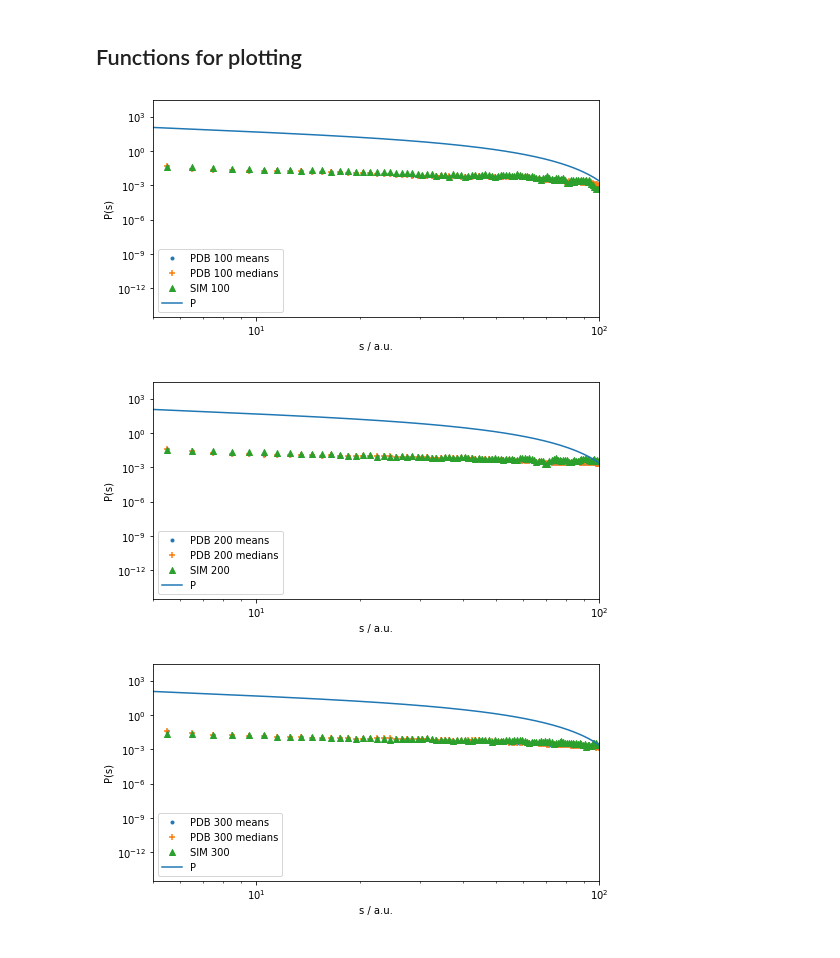
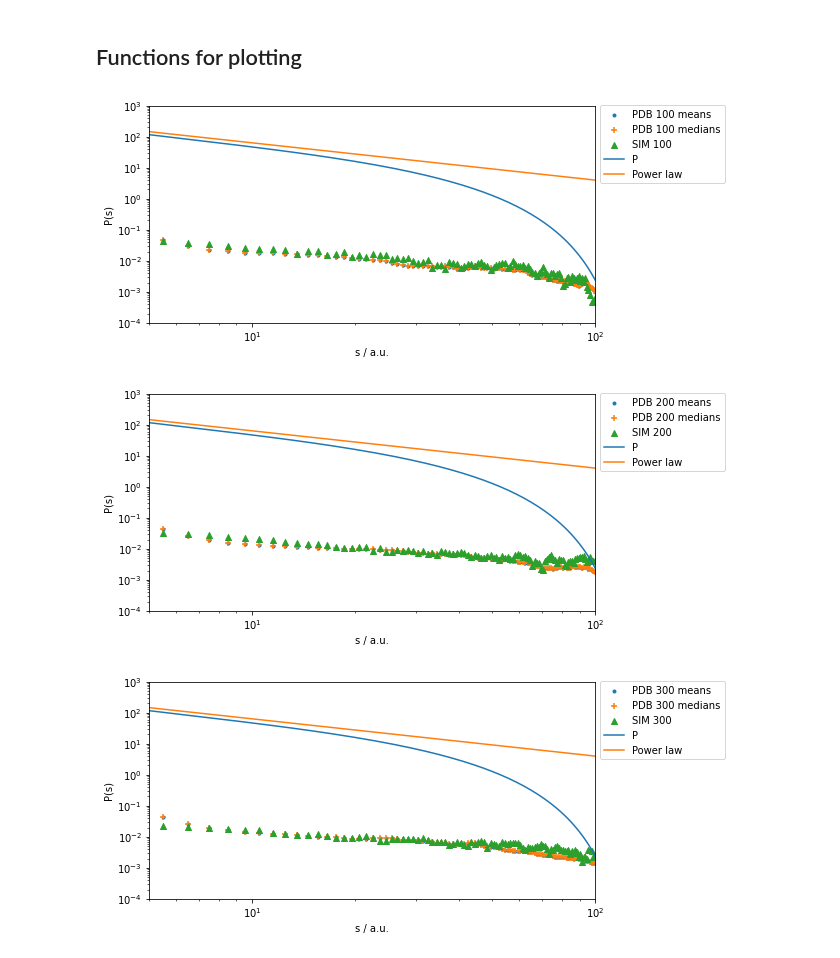
Before and after one commit to meyresearch/amino_acid_distance_distributions, a Jupyter notebook: src/plot_link_lengths.ipynb, the cells around one changed output. Cells and saved outputs as stored; diff of their text form; code cells hidden in the pictures.

Commit message:
plotting theory, simulation, and pdb

```diff
--- a/src/plot_link_lengths.ipynb
+++ b/src/plot_link_lengths.ipynb
@@ -189,6 +189,26 @@ def F_k(f_low, f_high, chain_length, a, k):
     '''
     F_k = chain_length * (((1 - f_low)/(1 - f_high))**a) * (1 - f_high)**k
     return F_k
+
+def powerlaw(link_length_array, chain_length):
+    '''
+    Compute the power law relationship: N * (1/x^1.2)
+
+    Parameters
+    ----------
+    link_length_array: array
+        The separations s betweeen each link. Bounds: 2 <= s < N/2
+    chain_length: int
+        The chain length, i.e. number N of C-alphas in a chain.
+        Also the maxium possible links at the start.
+
+    Return
+    ------
+    pwr: float
+        Power law relationship N * (1/x^1.2)
+    '''
+    pwr = N * (1/pow(link_length_array, 1.2))
+    return pwr
 # %% [markdown]
 ## Functions for plotting
 # %%
@@ -207,9 +227,9 @@ def get_simulation_data(length):
         A tuple containing the simulation data histogram and the
         data edges from the histogram.
     '''
-    simulation_data_files = glob.glob(f'../data/K50/Nora50_matrix_{length}_*')
+    simulation_data_files = glob.glob(f'../data/simulation_data/Nora50_matrix_{length}_*')
     link_length_list = []
-    histogram_list = None
+    histogram = None
     # Loop over simulation files
     for file in simulation_data_files:
         matrix = np.loadtxt(file)
@@ -302,35 +304,36 @@ for link_length in link_length_ranges:
     sim_data = normalise_data(sim_data, sim_bin_width)
 
     # Plotting
     fig = plt.figure(figsize = (8,4))
     ax = fig.add_subplot()
 
     # Plot PDB data
     ax.scatter(pdb_bin_centres, pdb_mean_data, marker = '.', label = f'PDB {link_length} means')
     ax.scatter(pdb_bin_centres, pdb_median_data, marker = '+', label = f'PDB {link_length} medians')
 
     # Plot simulation data
     ax.scatter(sim_bin_centres, sim_data, marker = '^', label = f'SIM {link_length}')
 
     # Plot theory
     N=1000
     H_N_2=nth_harmonic(N//2)
     A=1
     a=6
     sumrange=range(2,N//2)
     plotrange=range(20,N//2)
     ax.plot(sumrange,[P_link_lengths(s,N,H_N_2,a,A) for s in sumrange],label='P')
+    ax.plot(sumrange, powerlaw(np.array(sumrange), N), label = 'Power law')
 
 
     ax.set_yscale('log')
     ax.set_xscale('log')
     ax.set_xlim([5,100])
-#    ax.set_ylim([0.0001, 0.0001])
-    ax.legend()
+    ax.set_ylim([0.0001, 1000])
+    ax.legend(bbox_to_anchor=(1,0.62))
     ax.set_ylabel('P(s)')
     ax.set_xlabel('s / a.u.')
     plt.show()
 # %% [output]
-[figure, old version]
+[figure, new version]
-[figure, old version]
+[figure, new version]
-[figure, old version]
+[figure, new version]
```
Also changed, not shown: parts of 5 cells of this notebook, 1 other file.
